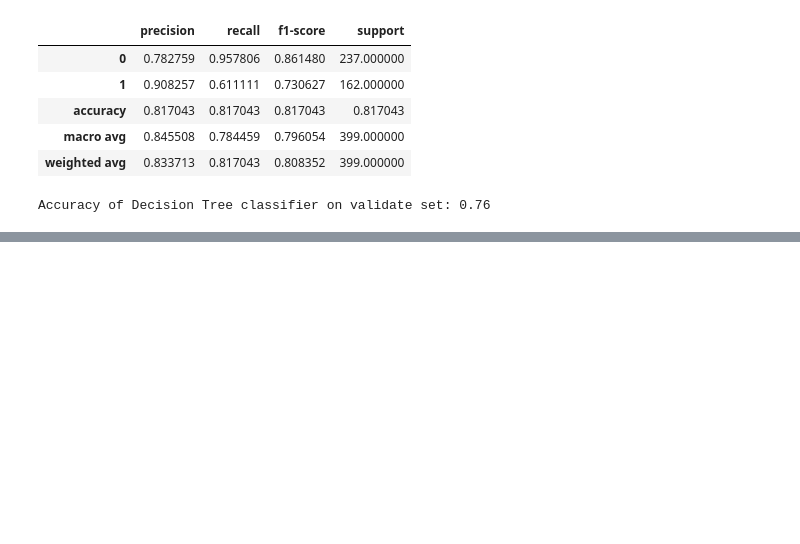
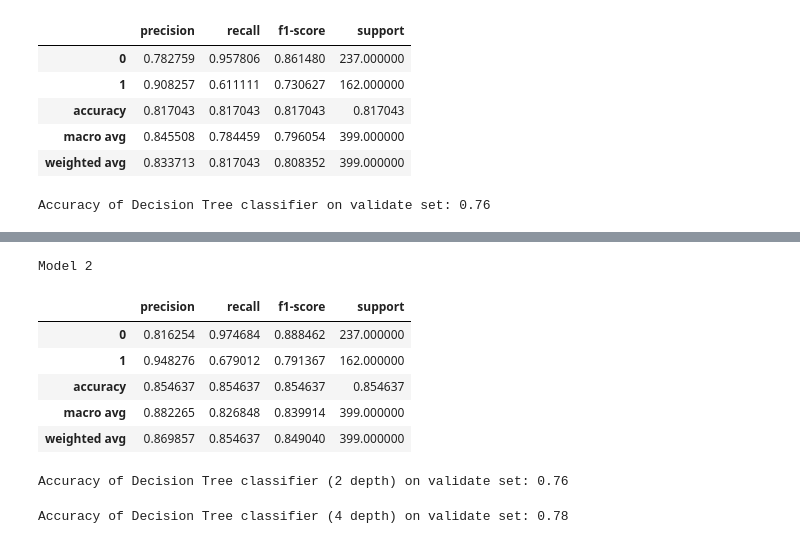
Before and after one commit to Ken-Alviola/classification-exercises, a Jupyter notebook: model.ipynb, the cells around one changed output, grey strips where cells are left out. Drawn from its saved outputs; the diff is of its cells as text; code cells hidden in the pictures; blank space fills up the shorter version.

```diff
--- a/model.ipynb
+++ b/model.ipynb
@@ -178,2 +228,22 @@ Accuracy of Decision Tree classifier on validate set: 0.76
+# %%
+print("Model 2")
+pd.DataFrame(classification_report(y_train, y_pred2,output_dict=True)).T
+# %% [output]
+Model 2
+|  | precision | recall | f1-score | support |
+| 0 | 0.816254 | 0.974684 | 0.888462 | 237.000000 |
+| 1 | 0.948276 | 0.679012 | 0.791367 | 162.000000 |
+| accuracy | 0.854637 | 0.854637 | 0.854637 | 0.854637 |
+| macro avg | 0.882265 | 0.826848 | 0.839914 | 399.000000 |
+| weighted avg | 0.869857 | 0.854637 | 0.849040 | 399.000000 |
 # %%
 #7. Which model performs best on your out-of-sample data, the validate set?
+print('Accuracy of Decision Tree classifier (2 depth) on validate set: {:.2f}'
+     .format(clf.score(x_validate, y_validate)))
+# %% [output]
+Accuracy of Decision Tree classifier (2 depth) on validate set: 0.76
+# %%
+print('Accuracy of Decision Tree classifier (4 depth) on validate set: {:.2f}'
+     .format(clf_difdepth.score(x_validate, y_validate)))
+# %% [output]
+Accuracy of Decision Tree classifier (4 depth) on validate set: 0.78
```
Also changed, not shown: parts of 12 cells of this notebook.
